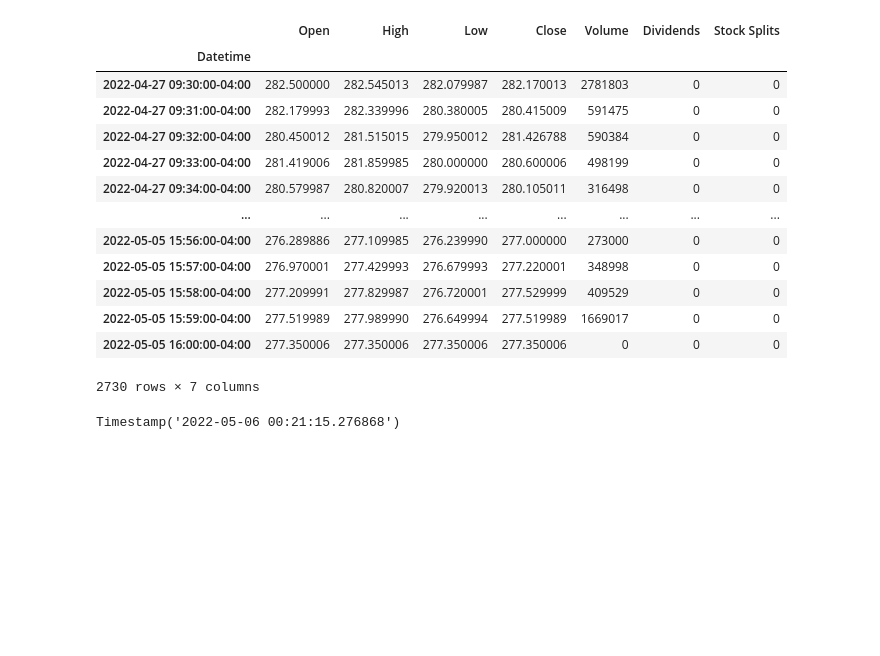
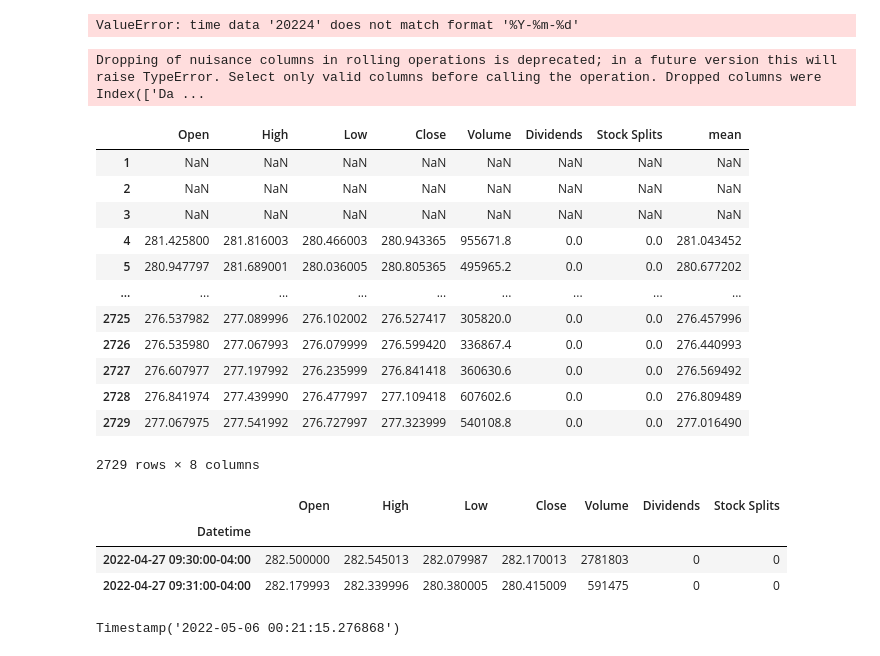
Before and after one commit to yukontaf/projects, a Jupyter notebook: stockPlot/main.ipynb, the cells around one changed output. Saved outputs shown, nothing was run; the diff lists cells and outputs as text; code cells hidden in the pictures; blank space fills up the shorter version.

```diff
--- a/stockPlot/main.ipynb
+++ b/stockPlot/main.ipynb
@@ -8,20 +107,42 @@ msft = yf.Ticker('MSFT')
+# %%
+tail_start = tail_end + timedelta(minutes=-10)
+tail = (
+        pd.DataFrame(
+            yf.Ticker(name).history(start=str(tail_start.year)+str(tail_start.month), end=tail_end)
+        )
+        .sort_index(ascending=True)
+        .reset_index()
+    )
+tail
+# %% [output]
+ValueError: time data '20224' does not match format '%Y-%m-%d'
+# %%
+name = 'MSFT'
+df = prettify(yf.Ticker(name)).rolling(window=5).mean()
+df['mean'] = df.iloc[1:,:].apply(lambda x: (x['Open']+x['High']+x['Low']+x['Low'])/4, axis=1)
+df.iloc[1:,:]
+# %% [output]
+Dropping of nuisance columns in rolling operations is deprecated; in a future version this will raise TypeError. Select only valid columns before calling the operation. Dropped columns were Index(['Da ...
+|  | Open | High | Low | Close | Volume | Dividends | Stock Splits | mean |
+| 1 | NaN | NaN | NaN | NaN | NaN | NaN | NaN | NaN |
+| 2 | NaN | NaN | NaN | NaN | NaN | NaN | NaN | NaN |
+| 3 | NaN | NaN | NaN | NaN | NaN | NaN | NaN | NaN |
+| 4 | 281.425800 | 281.816003 | 280.466003 | 280.943365 | 955671.8 | 0.0 | 0.0 | 281.043452 |
+| 5 | 280.947797 | 281.689001 | 280.036005 | 280.805365 | 495965.2 | 0.0 | 0.0 | 280.677202 |
+| ... | ... | ... | ... | ... | ... | ... | ... | ... |
+| 2725 | 276.537982 | 277.089996 | 276.102002 | 276.527417 | 305820.0 | 0.0 | 0.0 | 276.457996 |
+| 2726 | 276.535980 | 277.067993 | 276.079999 | 276.599420 | 336867.4 | 0.0 | 0.0 | 276.440993 |
+| 2727 | 276.607977 | 277.197992 | 276.235999 | 276.841418 | 360630.6 | 0.0 | 0.0 | 276.569492 |
+| 2728 | 276.841974 | 277.439990 | 276.477997 | 277.109418 | 607602.6 | 0.0 | 0.0 | 276.809489 |
+| 2729 | 277.067975 | 277.541992 | 276.727997 | 277.323999 | 540108.8 | 0.0 | 0.0 | 277.016490 |
+2729 rows × 8 columns
 # %%
-pd.DataFrame(msft.history(period='7d', interval='1m')).sort_index(ascending=True)
+pd.DataFrame(msft.history(period='7d', interval='1m')).sort_index(ascending=True).iloc[:2, :]
 # %% [output]
 |  | Open | High | Low | Close | Volume | Dividends | Stock Splits |
 | Datetime |  |  |  |  |  |  |  |
 | 2022-04-27 09:30:00-04:00 | 282.500000 | 282.545013 | 282.079987 | 282.170013 | 2781803 | 0 | 0 |
 | 2022-04-27 09:31:00-04:00 | 282.179993 | 282.339996 | 280.380005 | 280.415009 | 591475 | 0 | 0 |
-| 2022-04-27 09:32:00-04:00 | 280.450012 | 281.515015 | 279.950012 | 281.426788 | 590384 | 0 | 0 |
-| 2022-04-27 09:33:00-04:00 | 281.419006 | 281.859985 | 280.000000 | 280.600006 | 498199 | 0 | 0 |
-| 2022-04-27 09:34:00-04:00 | 280.579987 | 280.820007 | 279.920013 | 280.105011 | 316498 | 0 | 0 |
-| ... | ... | ... | ... | ... | ... | ... | ... |
-| 2022-05-05 15:56:00-04:00 | 276.289886 | 277.109985 | 276.239990 | 277.000000 | 273000 | 0 | 0 |
-| 2022-05-05 15:57:00-04:00 | 276.970001 | 277.429993 | 276.679993 | 277.220001 | 348998 | 0 | 0 |
-| 2022-05-05 15:58:00-04:00 | 277.209991 | 277.829987 | 276.720001 | 277.529999 | 409529 | 0 | 0 |
-| 2022-05-05 15:59:00-04:00 | 277.519989 | 277.989990 | 276.649994 | 277.519989 | 1669017 | 0 | 0 |
-| 2022-05-05 16:00:00-04:00 | 277.350006 | 277.350006 | 277.350006 | 277.350006 | 0 | 0 | 0 |
-2730 rows × 7 columns
 # %%
 pd.Timestamp(datetime.now())
 # %% [output]
```
Also changed, not shown: parts of 10 cells of this notebook, 12 other files.
